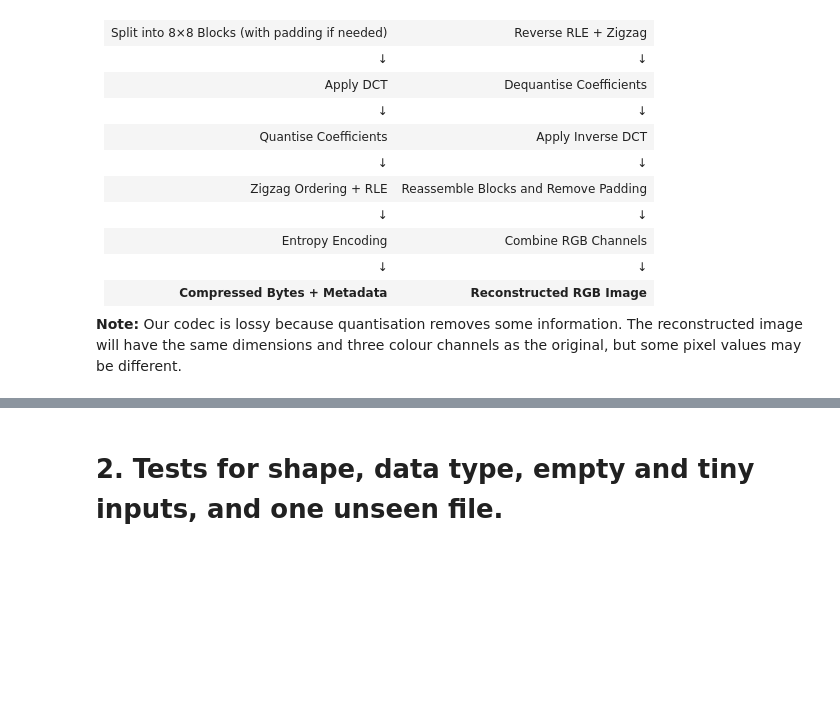
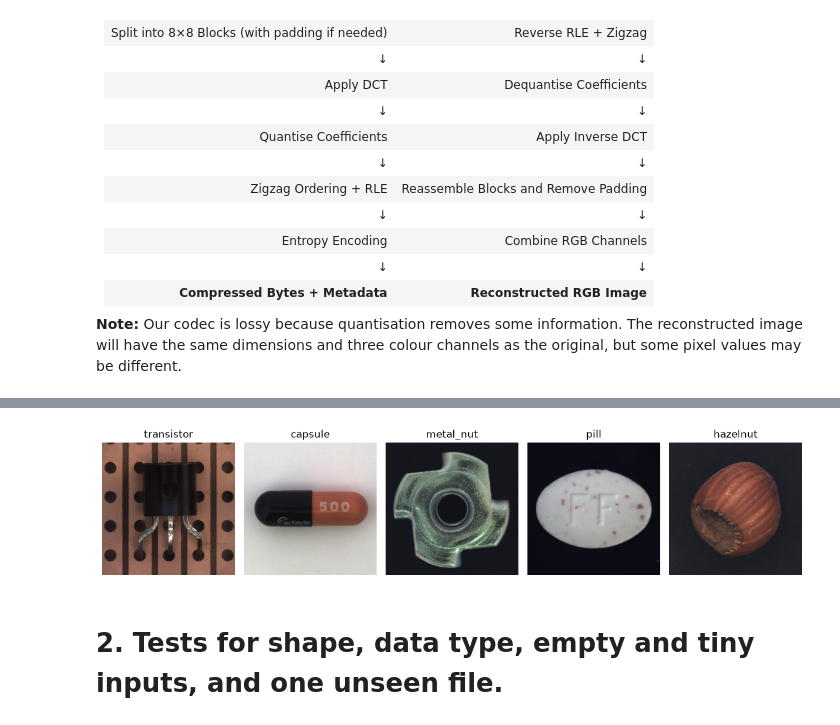
Before and after one commit to filza-a/IDIG4120-group-project, a Jupyter notebook: P2-More-Akhlaq.ipynb, the cells around one changed output, grey strips where cells are left out. Saved outputs shown, nothing was run; the diff lists cells and outputs as text; code cells hidden in the pictures; blank space fills up the shorter version.

Commit message:
added code for loading dataset from P1

```diff
--- a/P2-More-Akhlaq.ipynb
+++ b/P2-More-Akhlaq.ipynb
@@ -40,3 +47,88 @@ The pipeline would look something like: Original RGB image → Compression → D
 | **Compressed Bytes + Metadata** | **Reconstructed RGB Image** |
 
 **Note:** Our codec is lossy because quantisation removes some information. The reconstructed image will have the same dimensions and three colour channels as the original, but some pixel values may be different.
+# %%
+# creating a dictionary of images from the dataset and append the info such as
+# filetype, shape, image size, datatype to each image
+data_dict = {}
+rdir = "./final_dataset"
+
+for objecttype in os.listdir(rdir):
+    object_path = Path(rdir) / objecttype
+
+    # Skip files which are not directories
+    if not object_path.is_dir():
+        continue
+
+    object_dir = object_path / 'train'
+    print(objecttype)
+
+    for imgpath in object_dir.iterdir():
+        if not imgpath.is_file():
+            continue
+
+        if objecttype not in data_dict:
+            data_dict[objecttype] = []
+
+        img = Image.open(imgpath)
+        img_np = np.array(img)
+
+        data_dict[objecttype].append((
+            imgpath,
+            imgpath.suffix,
+            img_np.shape,
+            imgpath.stat().st_size,
+            img_np.dtype
+        ))
+
+# function to get a random image from the dataset
+def get_one_random_image(data_dict, objecttype:str = None) -> Path:
+    objtype = objecttype or random.choice(list(data_dict.keys()))
+    return random.choice(data_dict[objtype])
+
+# A function that displays images with different parameters such as axes, title, label
+def display_image(img, cmap: str = None, title: str = None,
+                  axes: bool = True, figsize=(4, 4),
+                  xlabel: str = None, ylabel: str = None, xticks: list = None, yticks: list = None, ax=None):
+
+    if ax is None:
+        _, ax = plt.subplots(figsize=figsize)
+
+    ax.imshow(img, cmap=cmap)
+
+    if title is not None:
+        ax.set_title(title)
+
+    if xlabel is not None:
+        ax.set_xlabel(xlabel)
+
+    if ylabel is not None:
+        ax.set_ylabel(ylabel)
+
+    if not axes:
+        ax.axis('off')
+
+    if xticks is not None:
+        ax.set_xticks(xticks)
+
+    if yticks is not None:
+        ax.set_yticks(yticks)
+
+    return ax
+
+
+# using the loader created in P1
+
+fig, axes = plt.subplots(1, len(data_dict), figsize=(12, 3))
+
+for ax, objecttype in zip(axes, data_dict):
+    obj = get_one_random_image(data_dict, objecttype)
+    imgpath = obj[0]
+
+    img = Image.open(imgpath)
+
+    display_image(img, title=objecttype, axes=False, ax=ax)
+
+plt.tight_layout()
+plt.show()
+# %% [output]
@@ -43,3 +140,4 @@ The pipeline would look something like: Original RGB image → Compression → D
+[figure, added]
 # %% [markdown]
 # 2. Tests for shape, data type, empty and tiny inputs, and one unseen file.
 # %% [markdown]
```
Also changed, not shown: parts of 2 cells of this notebook.
